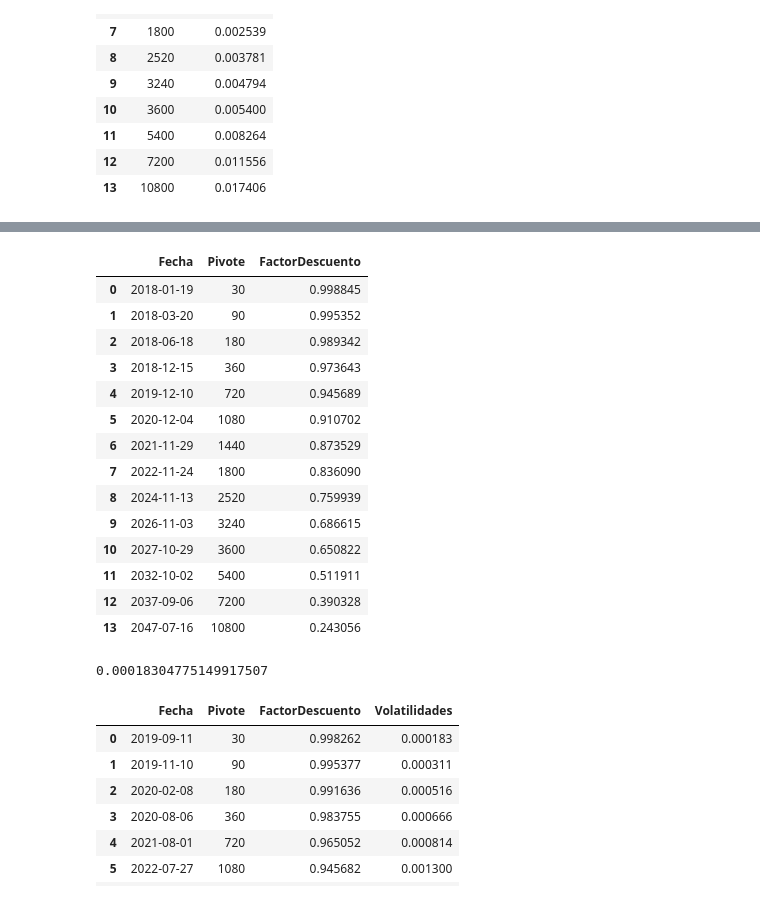
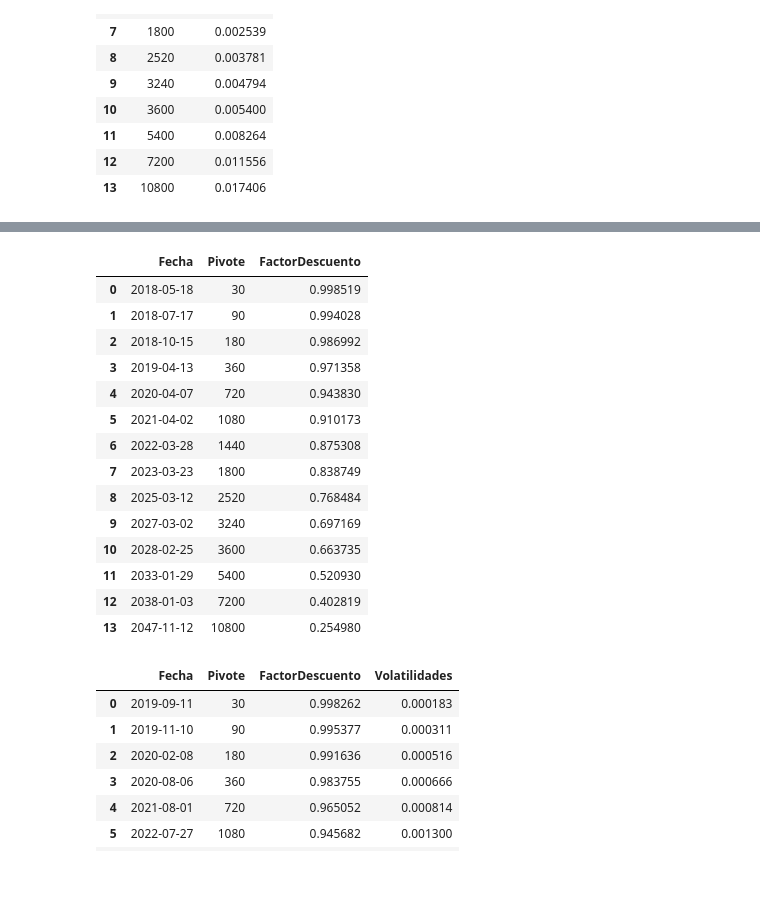
Before and after one commit to GrosoWoW/Practica, a Jupyter notebook: Intento/Derivados/ValorizacionDerivados.ipynb, the cells around one changed output, grey strips where cells are left out. Saved outputs shown, nothing was run; the diff lists cells and outputs as text; code cells hidden in the pictures.

Commit message:
Terminando pivotes

```diff
--- a/Intento/Derivados/ValorizacionDerivados.ipynb
+++ b/Intento/Derivados/ValorizacionDerivados.ipynb
@@ -359,50 +363,50 @@ def buscar_pivotes(fecha_pivotes, fecha):
 def factor_desct_pivotes(pivotes, fecha_pivotes, moneda):
 
 
     dia_inical = add_days(fecha_pivotes[0], -pivotes[0])
 
     curva = ("SELECT * FROM [dbDerivados].[dbo].[TdCurvasDerivados] WHERE Tipo = 'CurvaEfectiva_"+moneda+"' AND Fecha = '"+str(dia_inical)+"'")
     curva = pd.read_sql(curva, cnn)
     curva = parsear_curva(curva["Curva"][0], dia_inical)
 
     lenght = len(pivotes)
     valor_factor = []
     df = pd.DataFrame()
 
     for i in range(lenght):
 
         valor = interpolacion_log_escalar(pivotes[i], curva)
         valor_factor.append(valor)
 
     df["Fecha"] = fecha_pivotes
     df["Pivote"] = pivotes
     df["FactorDescuento"] = valor_factor
 
     return df
 
 
-fecha = datetime.date(2017, 12, 20)
+fecha = datetime.date(2018, 4, 18)
 pivotes_dias = crear_pivotes(fecha, vector_dias)
 tabla = factor_desct_pivotes(vector_dias, pivotes_dias, "CLP")
 tabla
 # %% [output]
 |  | Fecha | Pivote | FactorDescuento |
-| 0 | 2018-01-19 | 30 | 0.998845 |
-| 1 | 2018-03-20 | 90 | 0.995352 |
-| 2 | 2018-06-18 | 180 | 0.989342 |
-| 3 | 2018-12-15 | 360 | 0.973643 |
-| 4 | 2019-12-10 | 720 | 0.945689 |
-| 5 | 2020-12-04 | 1080 | 0.910702 |
-| 6 | 2021-11-29 | 1440 | 0.873529 |
-| 7 | 2022-11-24 | 1800 | 0.836090 |
-| 8 | 2024-11-13 | 2520 | 0.759939 |
-| 9 | 2026-11-03 | 3240 | 0.686615 |
-| 10 | 2027-10-29 | 3600 | 0.650822 |
-| 11 | 2032-10-02 | 5400 | 0.511911 |
-| 12 | 2037-09-06 | 7200 | 0.390328 |
-| 13 | 2047-07-16 | 10800 | 0.243056 |
+| 0 | 2018-05-18 | 30 | 0.998519 |
+| 1 | 2018-07-17 | 90 | 0.994028 |
+| 2 | 2018-10-15 | 180 | 0.986992 |
+| 3 | 2019-04-13 | 360 | 0.971358 |
+| 4 | 2020-04-07 | 720 | 0.943830 |
+| 5 | 2021-04-02 | 1080 | 0.910173 |
+| 6 | 2022-03-28 | 1440 | 0.875308 |
+| 7 | 2023-03-23 | 1800 | 0.838749 |
+| 8 | 2025-03-12 | 2520 | 0.768484 |
+| 9 | 2027-03-02 | 3240 | 0.697169 |
+| 10 | 2028-02-25 | 3600 | 0.663735 |
+| 11 | 2033-01-29 | 5400 | 0.520930 |
+| 12 | 2038-01-03 | 7200 | 0.402819 |
+| 13 | 2047-11-12 | 10800 | 0.254980 |
 # %%
-def valor_alfa(fecha_inicial, fecha_pivote1, fecha_pivote2, fecha_pago ):
+def valor_alfa(fecha_inicial, fecha_pivote1, fecha_pivote2, fecha_pago):
 
     D_flujo = diferencia_dias_convencion("ACT360", fecha_inicial, fecha_pago)/360
     D_pivote1 = diferencia_dias_convencion("ACT360", fecha_inicial, fecha_pivote1)/360
@@ -428,7 +432,7 @@ def interpolar_volatilidad(alfa_0, dfPivotes, fecha_pago):
     volatilidad_pivote2 = volatilidades[numero_pivotes[1]]
 
     return alfa_0*volatilidad_pivote1 + (1 - alfa_0)*volatilidad_pivote2
-
+"""
 tabla = generar_tabla_completa(vector_dias, fecha_fictisia, "CLP", C)
 fecha_fictisia = datetime.date(2019, 8, 12)
 indices = buscar_pivotes(pivotes_dias, fecha_fictisia)
@@ -438,8 +442,8 @@ fecha_pivote2 = pivotes_dias[indices[1]]
 alfa_0 = valor_alfa(fecha_inicial, fecha_pivote1, fecha_pivote2, fecha_fictisia)
 interpolar_factorDesct(alfa_0, tabla, fecha_fictisia)
 interpolar_volatilidad(alfa_0, tabla, fecha_fictisia)
+"""
+fecha_fictisia = datetime.date(2019, 8, 12)
-# %% [output]
-0.00018304775149917507
 # %%
 def generar_tabla_completa(pivotes, fecha_inicial, moneda, derivado_ej):
 
```
Also changed, not shown: parts of 7 cells of this notebook, 4 other files.
